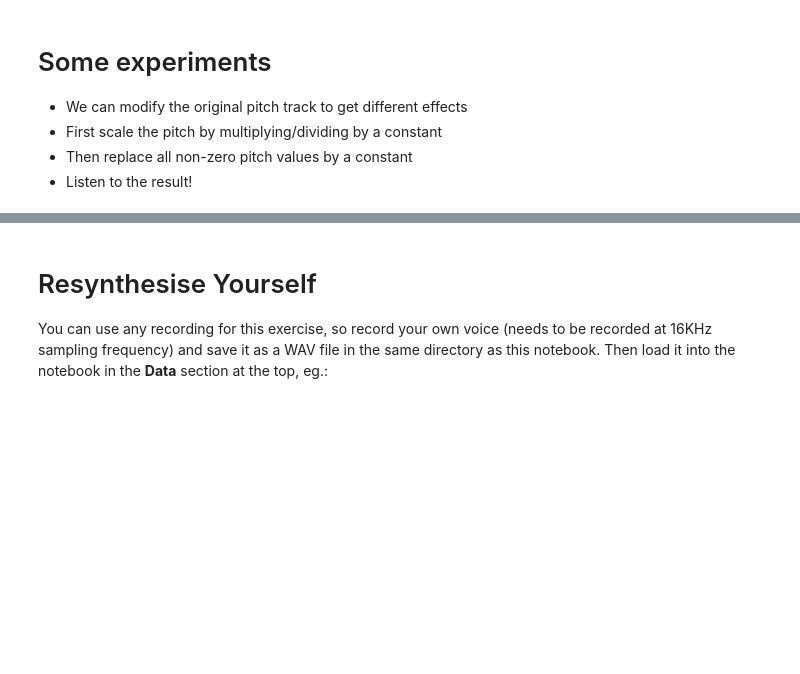
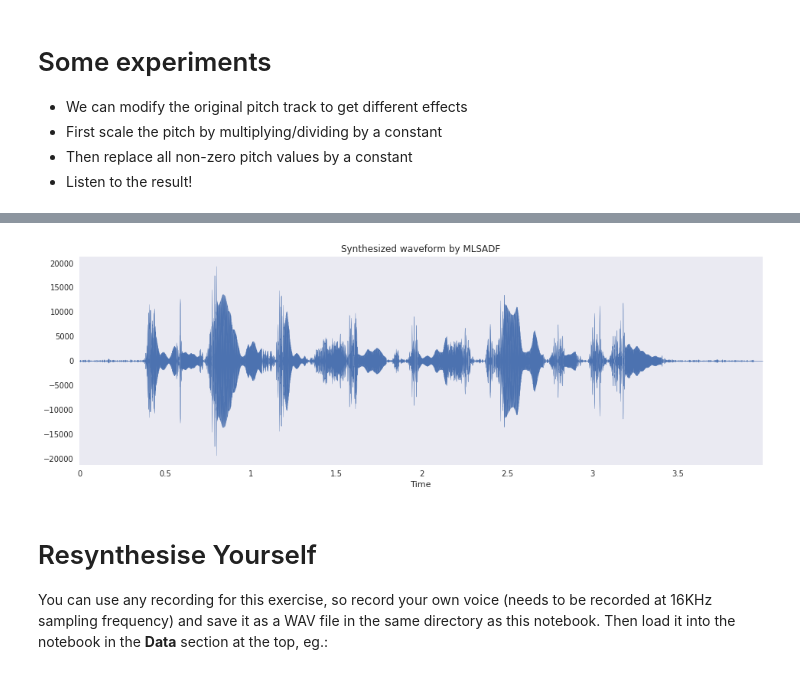
Before and after one commit to stevecassidy/reproducability-speech-analysis, a Jupyter notebook: workbooks/W03 Speech analysis and re-synthesis.ipynb, the cells around one changed output, grey strips where cells are left out. Saved outputs shown, nothing was run; the diff lists cells and outputs as text; code cells hidden in the pictures; blank space fills up the shorter version.

```diff
--- a/workbooks/W03 Speech analysis and re-synthesis.ipynb
+++ b/workbooks/W03 Speech analysis and re-synthesis.ipynb
@@ -125,7 +147,7 @@ pitch = pysptk.swipe(x.astype(np.float64), fs=sr, hopsize=hop_length, min=60, ma
 # first generate an array of True/False to indicate when pitch is > 0
 mask = pitch > 0
 # now set those values where pitch > 0 to be 130
-pitch[mask] = 130
+pitch[mask] = 30
 
 source_excitation = pysptk.excite(pitch, hop_length)
 
@@ -134,3 +156,4 @@ x_synthesized = synthesizer.synthesis(source_excitation, b)
 librosa.display.waveplot(x_synthesized, sr=sr)
 plt.title("Synthesized waveform by MLSADF")
 Audio(x_synthesized, rate=sr)
+# %% [output]
@@ -137,3 +161,4 @@ Audio(x_synthesized, rate=sr)
+[figure, added]
 # %% [markdown]
 # Resynthesise Yourself
 
```
Also changed, not shown: parts of 9 cells of this notebook, 11 other files.
